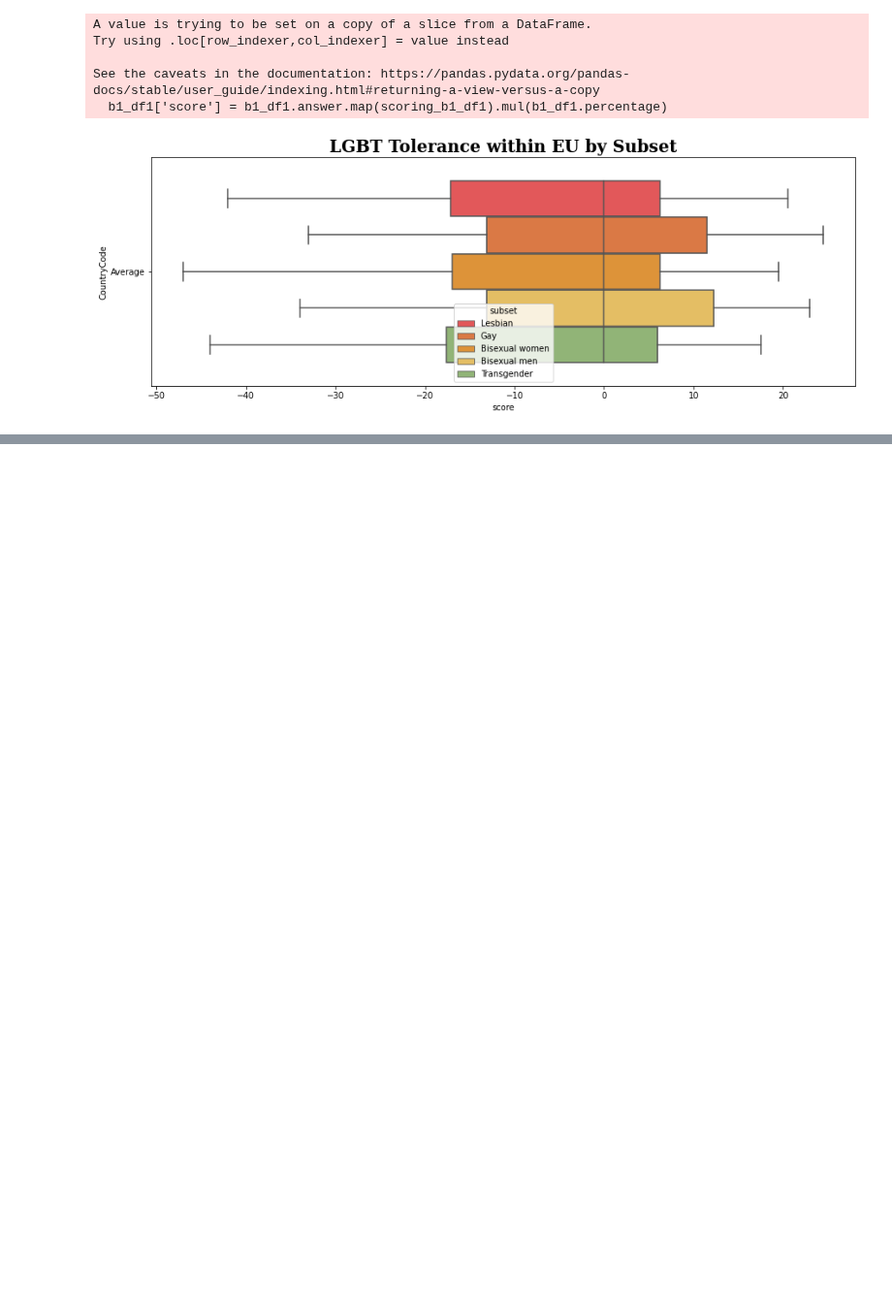
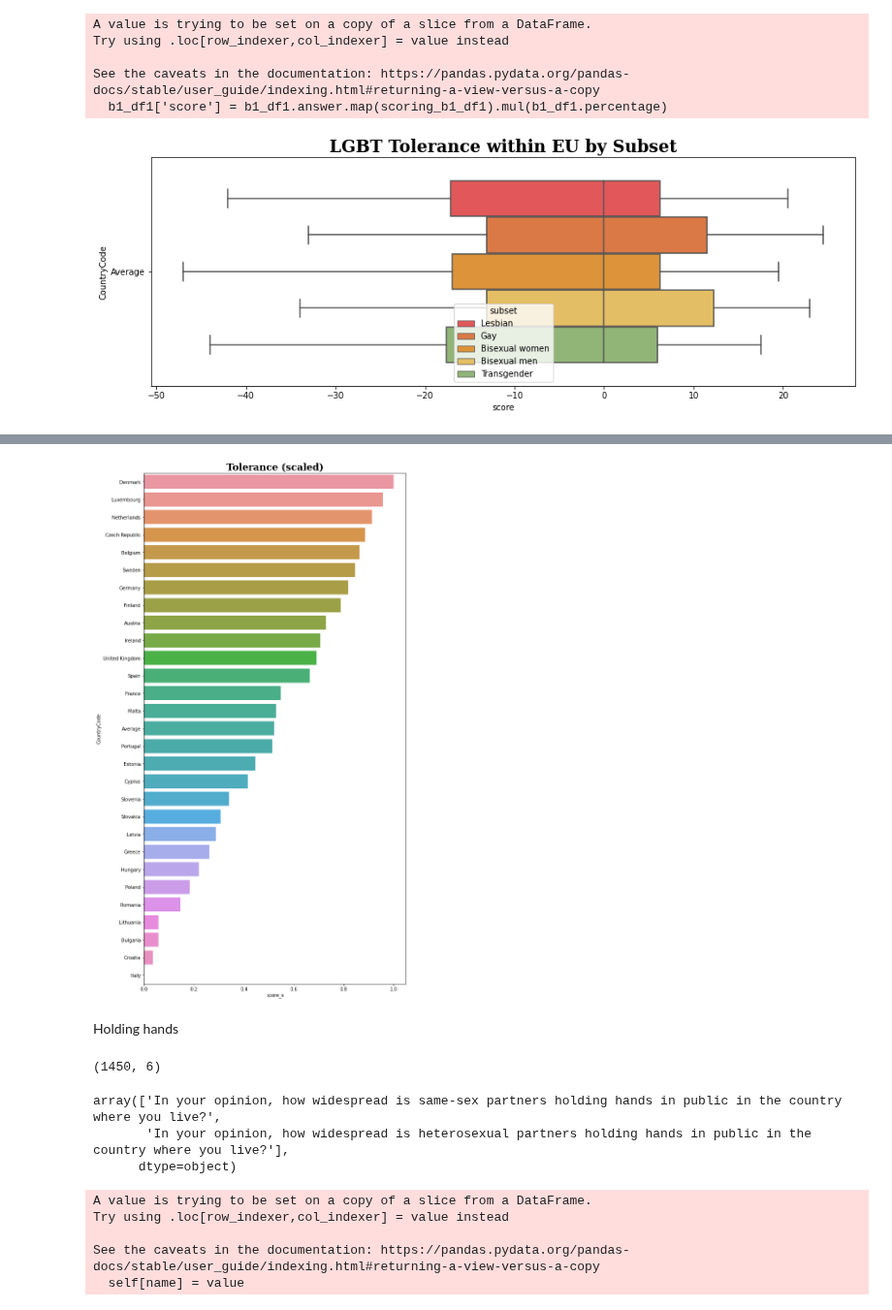
Before and after one commit to Petint/AI-and-DS, a Jupyter notebook: The LGBT project/project.ipynb, the cells around one changed output, grey strips where cells are left out. Shown at 97% size. Saved outputs shown, nothing was run; the diff lists cells and outputs as text; code cells hidden in the pictures; blank space fills up the shorter version.

```diff
--- a/The LGBT project/project.ipynb
+++ b/The LGBT project/project.ipynb
@@ -416,0 +457,28 @@ ax = sns.boxplot(x='score', y='CountryCode', hue='subset',
+# %%
+fig=plt.figure(figsize=(10,20))
+plt.title("Tolerance (scaled)",family='Serif', weight='bold', size=20)
+ax = sns.barplot(x='score_s', y='CountryCode', data=b1_df1_c.sort_values('score', ascending=False).reset_index())
+# %% [output]
+[figure, added]
+# %% [markdown]
+Holding hands
+# %%
+b1_df2 = b1_df.loc[b1_df.question_code.str.contains("b1_e|b1_f")]
+b1_df2.shape
+# %% [output]
+(1450, 6)
+# %%
+b1_df2.question_label.unique()
+# %% [output]
+array(['In your opinion, how widespread is same-sex partners holding hands in public in the country where you live?',
+       'In your opinion, how widespread is heterosexual partners holding hands in public in the country where you live?'],
+      dtype=object)
+# %%
+b1_df2.question_code = b1_df2.question_code.replace('b1_e', 'same-sex')
+b1_df2.question_code = b1_df2.question_code.replace('b1_f', 'heterosexual')
+# %% [output]
+A value is trying to be set on a copy of a slice from a DataFrame.
+Try using .loc[row_indexer,col_indexer] = value instead
+
+See the caveats in the documentation: https://pandas.pydata.org/pandas-docs/stable/user_guide/indexing.html#returning-a-view-versus-a-copy
+  self[name] = value
```
Also changed, not shown: parts of 14 cells of this notebook.
